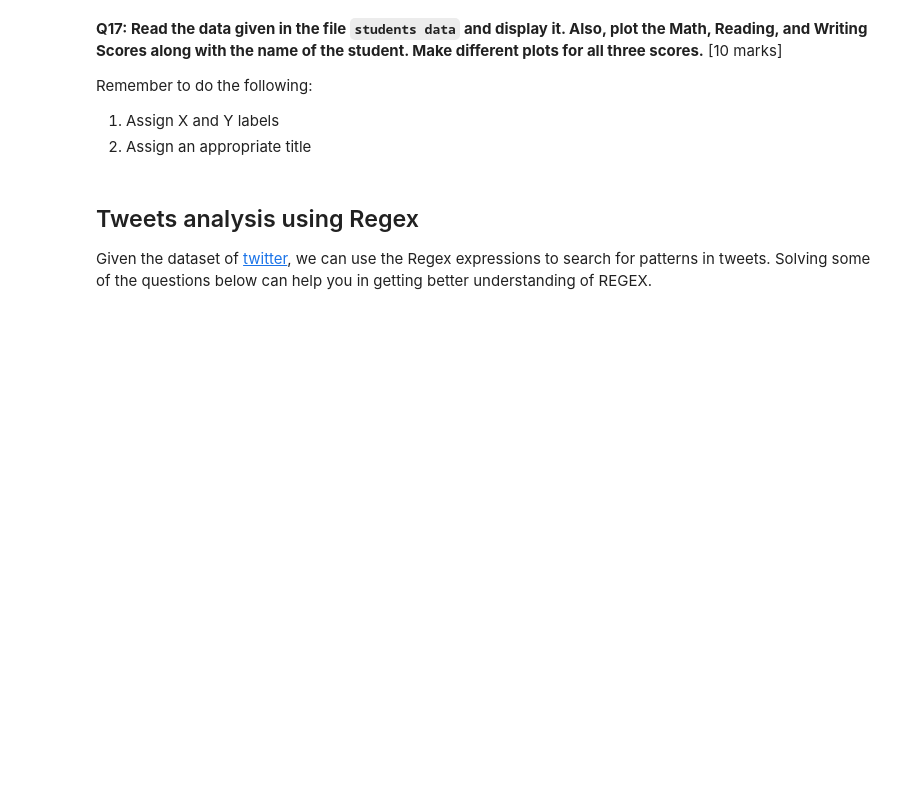
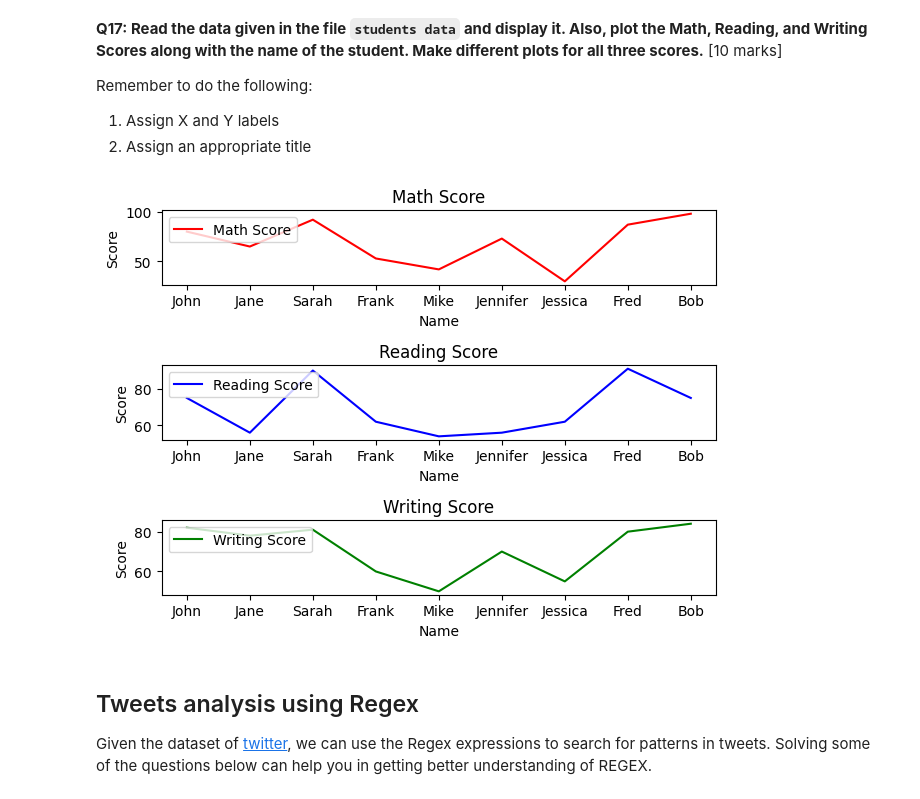
Before and after one commit to ShaheryarRafique/machine-learning, a Jupyter notebook: begineer_python_course.ipynb, the cells around one changed output. Saved outputs shown, nothing was run; the diff lists cells and outputs as text; code cells hidden in the pictures; blank space fills up the shorter version.

```diff
--- a/begineer_python_course.ipynb
+++ b/begineer_python_course.ipynb
@@ -1541,3 +1539,33 @@ Remember to do the following:
+# %%
+## Write your code here...
+import pandas as pd
+data = pd.read_csv('students_data.csv')
+data.head()
+
+fig, axs = plt.subplots(3, 1)
+
+axs[0].plot(data['Name'], data['Math'], label='Math Score', color='red')
+axs[0].set_xlabel('Name')
+axs[0].set_ylabel('Score')
+axs[0].legend(loc='upper left')
+axs[0].set_title('Math Score')
+
+axs[1].plot(data['Name'], data['Reading'], label='Reading Score', color='blue')
+axs[1].set_xlabel('Name')
+axs[1].set_ylabel('Score')
+axs[1].legend(loc='upper left')
+axs[1].set_title('Reading Score')
+
+axs[2].plot(data['Name'], data['Writing'], label='Writing Score', color='green')
+axs[2].set_xlabel('Name')
+axs[2].set_ylabel('Score')
+axs[2].legend(loc='upper left')
+axs[2].set_title('Writing Score')
+
+plt.tight_layout()
+plt.show()
+# %% [output]
+[figure, added]
 # %% [markdown]
 ## Tweets analysis using Regex
 Given the dataset of [twitter](https://drive.google.com/file/d/1QtIakKroPYEH-Fe-Au7du9978KIml9d-/view?usp=sharing), we can use the Regex expressions to search for patterns in tweets. Solving some of the questions below can help you in getting better understanding of REGEX.
```
Also changed, not shown: parts of 1 cell of this notebook.
